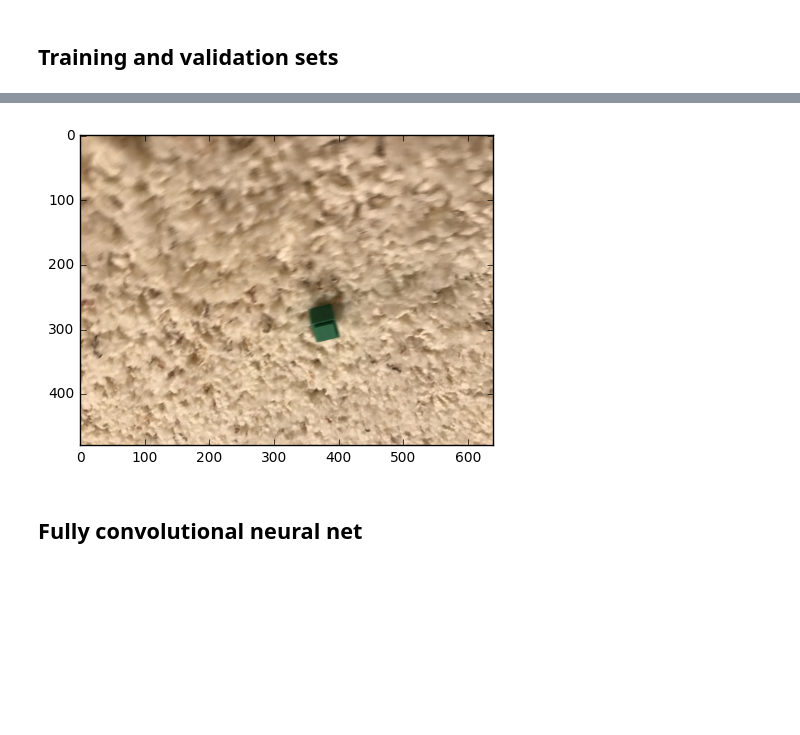
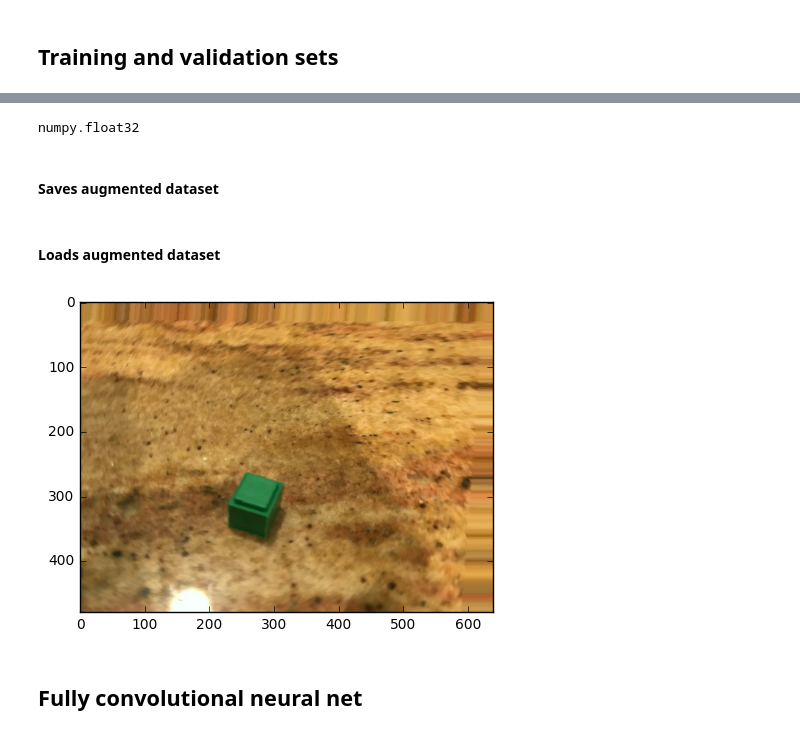
Before and after one commit to jeanfredericplante/blocks_classifier, a Jupyter notebook: notebooks/nbs/block_classifier_with_bounding_boxes.ipynb, the cells around one changed output, grey strips where cells are left out. Drawn from its saved outputs; the diff is of its cells as text; code cells hidden in the pictures; blank space fills up the shorter version.

Commit message:
data set augmentation routine added

```diff
--- a/notebooks/nbs/block_classifier_with_bounding_boxes.ipynb
+++ b/notebooks/nbs/block_classifier_with_bounding_boxes.ipynb
@@ -86,0 +118,6 @@ Getting 633 images.
+# %%
+type(val_data[0][0][0][0])
+# %% [output]
+numpy.float32
+# %% [markdown]
+#### Saves augmented dataset
@@ -87,7 +127,12 @@ Getting 633 images.
+# %% [markdown]
+#### Loads augmented dataset
+# %%
+val_data = load_array(path+'precalc/val_data.dat');
+trn_data = load_array(path+'precalc/trn_data.dat');
 # %%
-plot(trn_data[2])
+plot(trn_data[60])
 # %% [output]
-[figure, old version]
+[figure, new version]
 # %%
 #### Getting the size of the original
 # sizes = []
```
Also changed, not shown: parts of 3 cells of this notebook, 1 other file.
